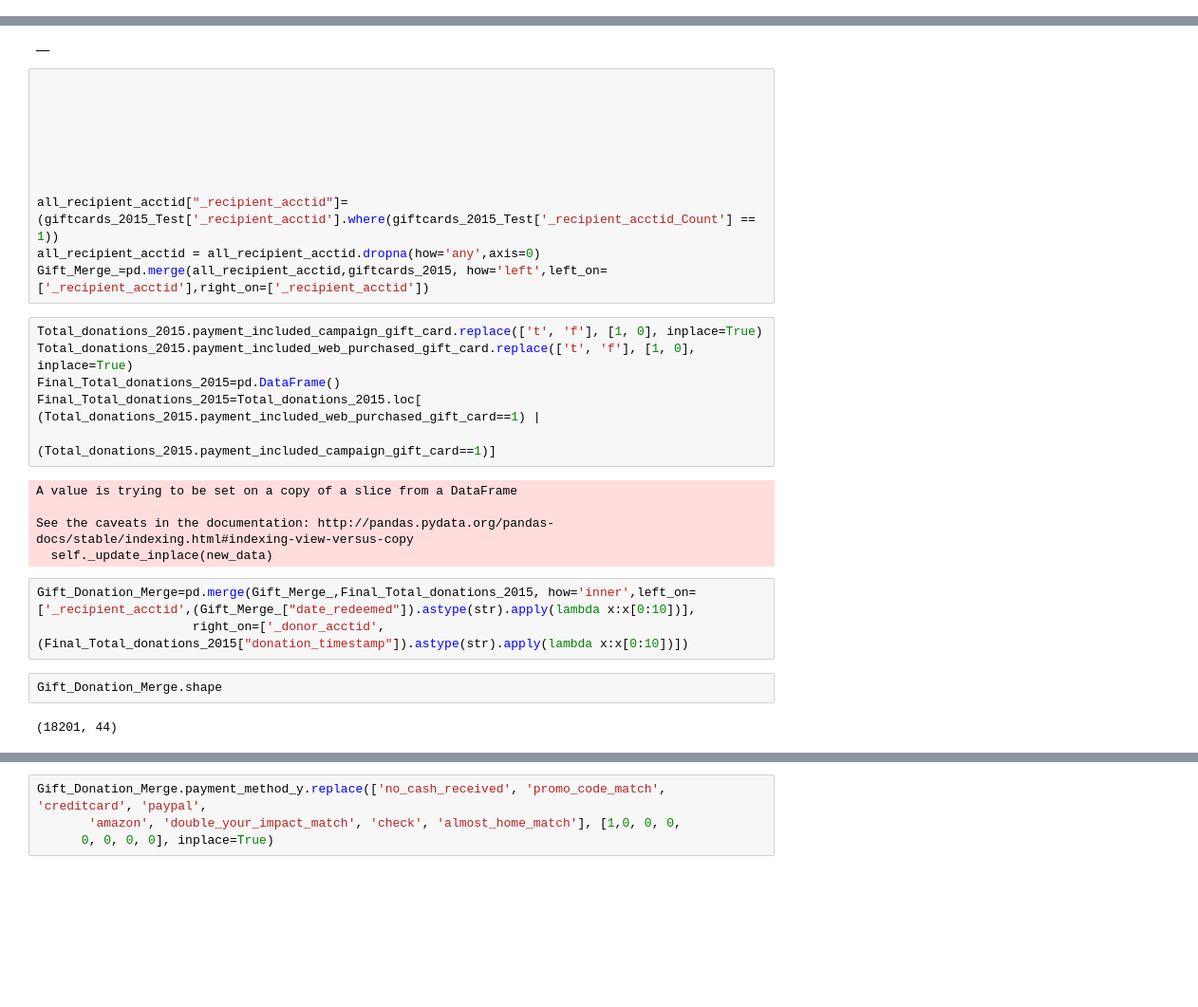
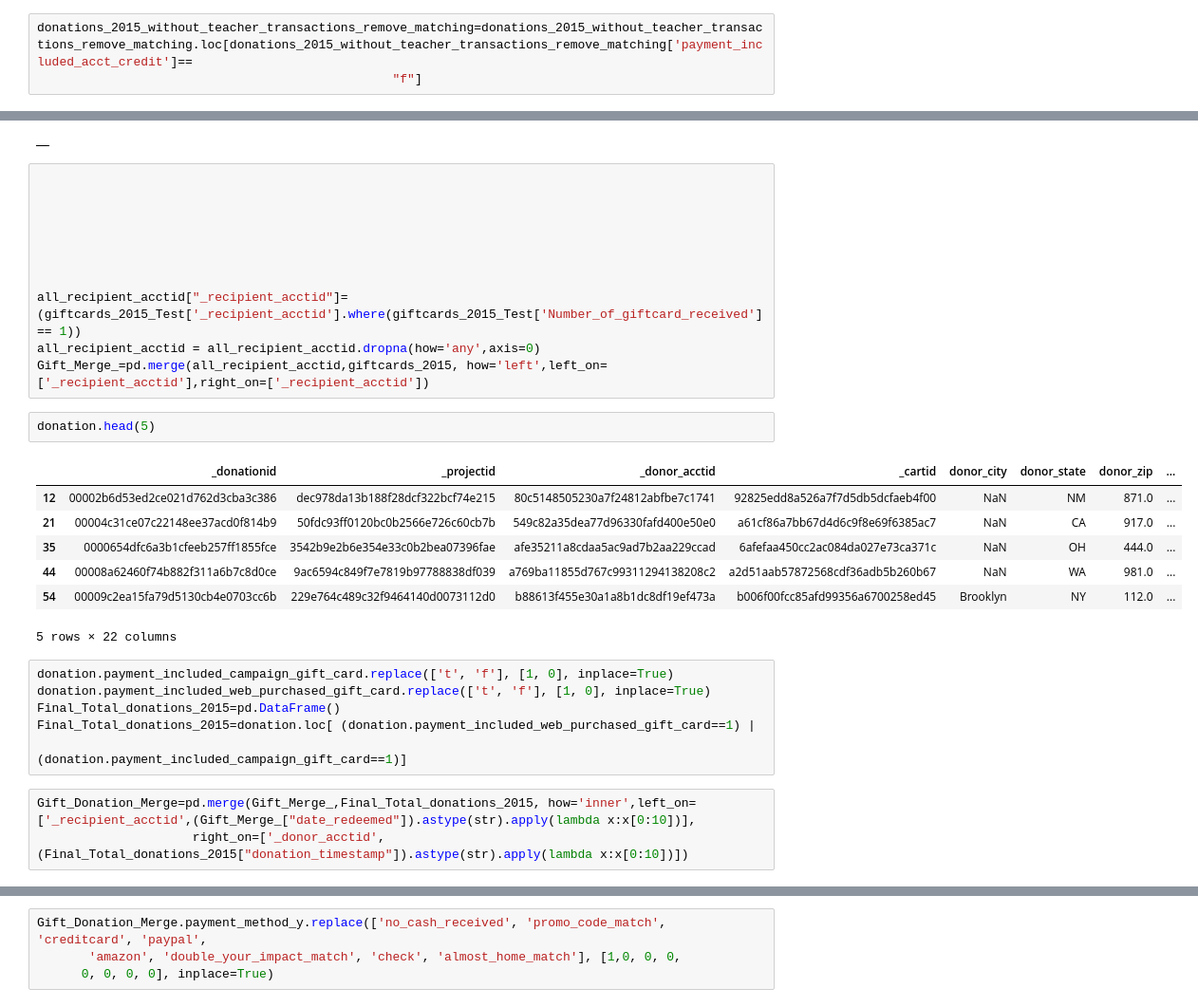
Before and after one commit to Nameetharamachandra/Donors_Project, a Jupyter notebook: data_transformation/Matching_Giftcard_data_with_donation_data.ipynb, the cells around one changed output, grey strips where cells are left out. Shown at 95% size. Cells and saved outputs as stored; diff of their text form; blank space fills up the shorter version.

```diff
--- a/data_transformation/Matching_Giftcard_data_with_donation_data.ipynb
+++ b/data_transformation/Matching_Giftcard_data_with_donation_data.ipynb
@@ -98,6 +108,9 @@ donations_2015_without_teacher_transactions_remove_matching=donations_2015_witho
 # %%
 donations_2015_without_teacher_transactions_remove_matching=donations_2015_without_teacher_transactions_remove_matching.loc[donations_2015_without_teacher_transactions_remove_matching['payment_method']!=
                                                 "double_your_impact_match"]
+# %%
+donations_2015_without_teacher_transactions_remove_matching=donations_2015_without_teacher_transactions_remove_matching.loc[donations_2015_without_teacher_transactions_remove_matching['payment_included_acct_credit']==
+                                                "f"]
 # %%
 donations_2015_without_teacher_transactions_remove_matching.shape
 # %% [output]
@@ -272,24 +266,25 @@ all_recipient_acctid.head(5)
 
 
 
-all_recipient_acctid["_recipient_acctid"]=(giftcards_2015_Test['_recipient_acctid'].where(giftcards_2015_Test['_recipient_acctid_Count'] == 1))
+all_recipient_acctid["_recipient_acctid"]=(giftcards_2015_Test['_recipient_acctid'].where(giftcards_2015_Test['Number_of_giftcard_received'] == 1))
 all_recipient_acctid = all_recipient_acctid.dropna(how='any',axis=0)
 Gift_Merge_=pd.merge(all_recipient_acctid,giftcards_2015, how='left',left_on=['_recipient_acctid'],right_on=['_recipient_acctid'])
+# %%
+donation.head(5)
+# %% [output]
+|  | _donationid | _projectid | _donor_acctid | _cartid | donor_city | donor_state | donor_zip | ... |
+| 12 | 00002b6d53ed2ce021d762d3cba3c386 | dec978da13b188f28dcf322bcf74e215 | 80c5148505230a7f24812abfbe7c1741 | 92825edd8a526a7f7d5db5dcfaeb4f00 | NaN | NM | 871.0 | ... |
+| 21 | 00004c31ce07c22148ee37acd0f814b9 | 50fdc93ff0120bc0b2566e726c60cb7b | 549c82a35dea77d96330fafd400e50e0 | a61cf86a7bb67d4d6c9f8e69f6385ac7 | NaN | CA | 917.0 | ... |
+| 35 | 0000654dfc6a3b1cfeeb257ff1855fce | 3542b9e2b6e354e33c0b2bea07396fae | afe35211a8cdaa5ac9ad7b2aa229ccad | 6afefaa450cc2ac084da027e73ca371c | NaN | OH | 444.0 | ... |
+| 44 | 00008a62460f74b882f311a6b7c8d0ce | 9ac6594c849f7e7819b97788838df039 | a769ba11855d767c99311294138208c2 | a2d51aab57872568cdf36adb5b260b67 | NaN | WA | 981.0 | ... |
+| 54 | 00009c2ea15fa79d5130cb4e0703cc6b | 229e764c489c32f9464140d0073112d0 | b88613f455e30a1a8b1dc8df19ef473a | b006f00fcc85afd99356a6700258ed45 | Brooklyn | NY | 112.0 | ... |
+5 rows × 22 columns
 # %%
-Total_donations_2015.payment_included_campaign_gift_card.replace(['t', 'f'], [1, 0], inplace=True)
-Total_donations_2015.payment_included_web_purchased_gift_card.replace(['t', 'f'], [1, 0], inplace=True)
+donation.payment_included_campaign_gift_card.replace(['t', 'f'], [1, 0], inplace=True)
+donation.payment_included_web_purchased_gift_card.replace(['t', 'f'], [1, 0], inplace=True)
 Final_Total_donations_2015=pd.DataFrame()
-Final_Total_donations_2015=Total_donations_2015.loc[ (Total_donations_2015.payment_included_web_purchased_gift_card==1) |
-                                                    (Total_donations_2015.payment_included_campaign_gift_card==1)]
+Final_Total_donations_2015=donation.loc[ (donation.payment_included_web_purchased_gift_card==1) |
+                                                    (donation.payment_included_campaign_gift_card==1)]
-# %% [output]
-A value is trying to be set on a copy of a slice from a DataFrame
-
-See the caveats in the documentation: http://pandas.pydata.org/pandas-docs/stable/indexing.html#indexing-view-versus-copy
-  self._update_inplace(new_data)
 # %%
 Gift_Donation_Merge=pd.merge(Gift_Merge_,Final_Total_donations_2015, how='inner',left_on=['_recipient_acctid',(Gift_Merge_["date_redeemed"]).astype(str).apply(lambda x:x[0:10])],
                      right_on=['_donor_acctid',(Final_Total_donations_2015["donation_timestamp"]).astype(str).apply(lambda x:x[0:10])])
-# %%
-Gift_Donation_Merge.shape
-# %% [output]
-(18201, 44)
```
Also changed, not shown: parts of 13 cells of this notebook.
